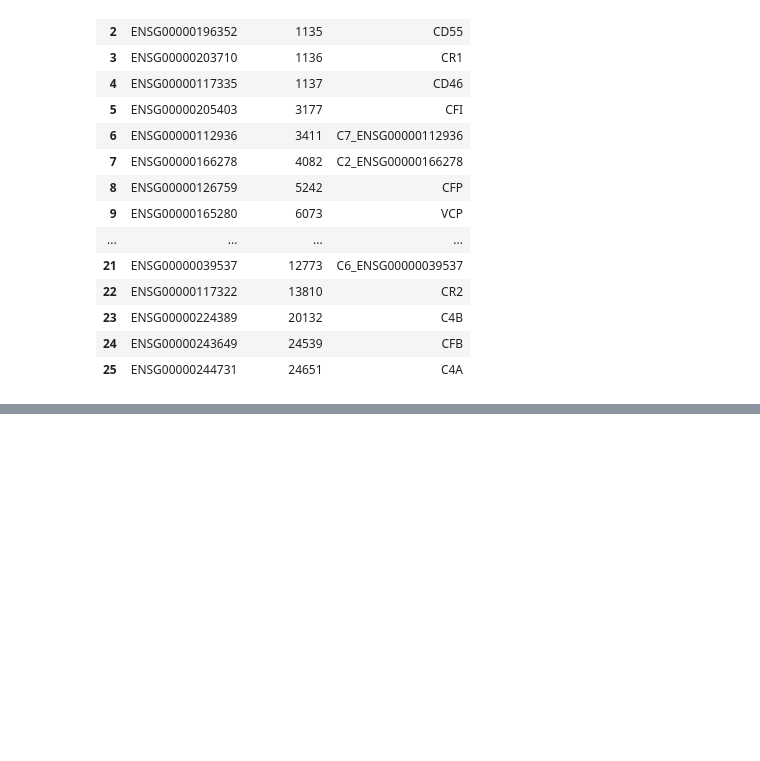
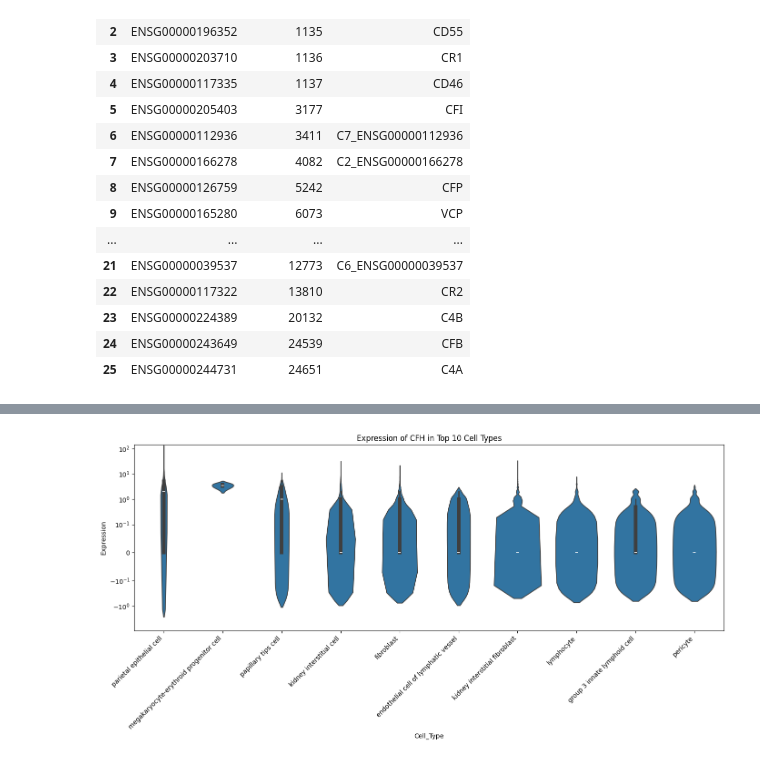
Before and after one commit to aumchampaneri/Biochemistry-BS, a Jupyter notebook: Thesis Project/Kidney/Cell Query Test.ipynb, the cells around one changed output, grey strips where cells are left out. Saved outputs shown, nothing was run; the diff lists cells and outputs as text; code cells hidden in the pictures; blank space fills up the shorter version.

Commit message:
Poll cellxgene for all which match the given criteria then plotted them using a heat map and violin plots

```diff
--- a/Thesis Project/Kidney/Cell Query Test.ipynb
+++ b/Thesis Project/Kidney/Cell Query Test.ipynb
@@ -47,11 +47,11 @@ import gget
 help(gget.cellxgene)
 
 adata = gget.cellxgene(
-    ensembl=True',
-    verbose='True',
+    ensembl=True,
+    verbose=True,
     gene=["ENSG00000125730","ENSG00000171860","ENSG00000106804","ENSG00000197405","ENSG00000134830","ENSG00000000971"],
     disease='normal',
-
+    tissue_general='kidney',
 )
 
 adata
@@ -171,0 +125,93 @@ Categories (371, object): ['Brodmann (1909) area 17', 'Brodmann (1909) area 4',
+# %%
+import scanpy as sc
+import pandas as pd
+import numpy as np
+import matplotlib.pyplot as plt
+import seaborn as sns
+
+# List of genes to analyze
+genes = ['CFH', 'C5', 'C3AR1', 'C3_ENSG00000125730', 'C5AR1', 'C5AR2']
+
+# Ensure the genes are in the dataset
+valid_genes = [gene for gene in genes if gene in adata.var_names]
+
+if not valid_genes:
+    print("None of the specified genes are in the dataset.")
+else:
+    print(f"Found {len(valid_genes)} valid genes")
+
+    # Create DataFrames to store results
+    max_expr_tissue = pd.DataFrame(columns=["gene", "tissue", "max_expression"])
+    top_cell_types = pd.DataFrame(columns=["gene", "cell_type_rank", "cell_type", "mean_expression"])
+
+    for gene in valid_genes:
+        # Get the expression values for the gene
+        expr_values = adata[:, gene].X.toarray().flatten()
+
+        # Get the tissue and cell_type information
+        tissues = adata.obs["tissue"]
+        cell_types = adata.obs["cell_type"]
+
+        # Create DataFrames with expression values
+        tissue_df = pd.DataFrame({"Expression": expr_values, "Tissue": tissues})
+        cell_type_df = pd.DataFrame({"Expression": expr_values, "Cell_Type": cell_types})
+
+        # Group by cell_type and calculate the mean expression
+        cell_type_mean_expr = cell_type_df.groupby("Cell_Type")["Expression"].mean()
+
+        # Find top 10 cell types for plotting
+        top_10_cell_types = cell_type_mean_expr.sort_values(ascending=False).head(10).index.tolist()
+
+        # Get tissue with max expression
+        tissue_mean_expr = tissue_df.groupby("Tissue")["Expression"].mean()
+        if not tissue_mean_expr.empty:
+            max_tissue = tissue_mean_expr.idxmax()
+            max_expr = tissue_mean_expr.max()
+            new_row = pd.DataFrame({"gene": [gene], "tissue": [max_tissue], "max_expression": [max_expr]})
+            max_expr_tissue = pd.concat([max_expr_tissue, new_row], ignore_index=True)
+
+        # Get top 5 cell types for results table
+        top_5_cell_types = cell_type_mean_expr.sort_values(ascending=False).head(5)
+        for rank, (cell_type, expr) in enumerate(top_5_cell_types.items(), 1):
+            new_cell_type_row = pd.DataFrame({
+                "gene": [gene],
+                "cell_type_rank": [rank],
+                "cell_type": [cell_type],
+                "mean_expression": [expr]
+            })
+            top_cell_types = pd.concat([top_cell_types, new_cell_type_row], ignore_index=True)
+
+        # Plot with seaborn - only include top 10 cell types
+        plt.figure(figsize=(14, 7))
+
+        # Filter DataFrame to include only top 10 cell types
+        cell_types_to_plot = cell_type_df[cell_type_df["Cell_Type"].isin(top_10_cell_types)]
+
+        if not cell_types_to_plot.empty:
+            # Sort the data so the cell types appear in descending order of expression
+            order = cell_type_mean_expr.loc[top_10_cell_types].sort_values(ascending=False).index
+
+            # Create the violin plot with ordered cell types
+            ax = sns.violinplot(data=cell_types_to_plot, x="Cell_Type", y="Expression", order=order)
+
+            # Apply log scale to y-axis (adding small value to handle zeros)
+            plt.yscale('symlog', linthresh=0.1)  # Using symlog to handle zeros in data
+
+            # Alternative: Use square root scale if log doesn't look right
+            # cell_types_to_plot['Expression_sqrt'] = np.sqrt(cell_types_to_plot['Expression'])
+            # ax = sns.violinplot(data=cell_types_to_plot, x="Cell_Type", y="Expression_sqrt", order=order)
+            # plt.ylabel('Expression (sqrt scale)')
+
+            plt.title(f"Expression of {gene} in Top 10 Cell Types")
+            plt.xticks(rotation=45, ha='right')
+            plt.tight_layout()
+            plt.show()
+        else:
+            print(f"No cell type expression data found for {gene}")
+
+    # Print the result DataFrames
+    print("Maximum Expression by Tissue:")
+    print(max_expr_tissue)
+    print("\nTop 5 Cell Types by Expression:")
+    print(top_cell_types)
+# %% [output]
@@ -171,0 +219 @@ Categories (371, object): ['Brodmann (1909) area 17', 'Brodmann (1909) area 4',
+[figure, added]
```
Also changed, not shown: parts of 13 cells of this notebook.
